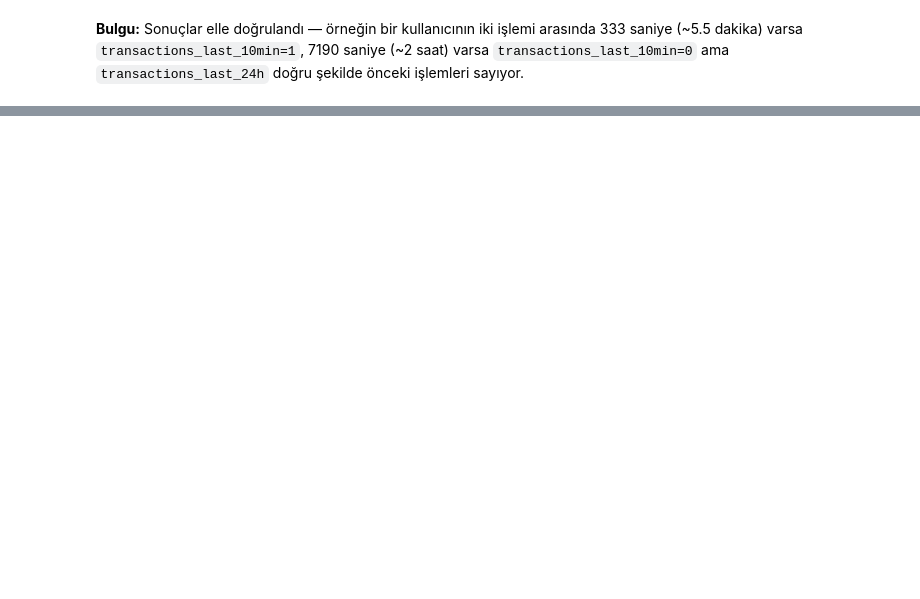
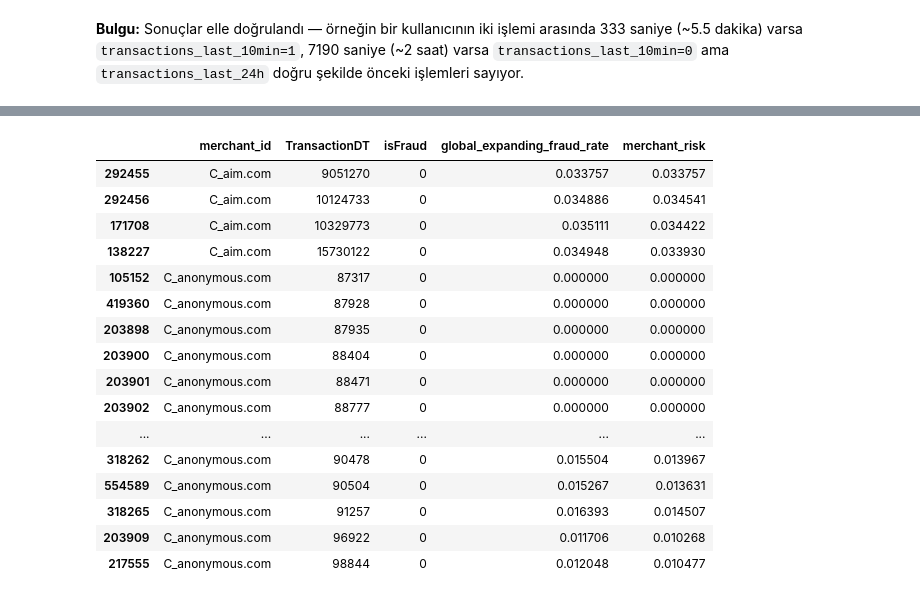
Before and after one commit to cagan-hatun/fraudDetection, a Jupyter notebook: ml/notebooks/02_feature_engineering.ipynb, the cells around one changed output, grey strips where cells are left out. Cells and saved outputs as stored; diff of their text form; code cells hidden in the pictures; blank space fills up the shorter version.

```diff
--- a/ml/notebooks/02_feature_engineering.ipynb
+++ b/ml/notebooks/02_feature_engineering.ipynb
@@ -69,0 +219,3 @@ df[["uid", "TransactionDT", "transactions_last_10min", "transactions_last_24h"]]
+# %%
+df = add_time_since_last_transaction(df)
+df[["uid", "TransactionDT", "time_since_last_transaction"]].head(20)
@@ -69,0 +248,21 @@ df[["uid", "TransactionDT", "transactions_last_10min", "transactions_last_24h"]]
+# %%
+df = add_merchant_risk(df)
+df[["merchant_id", "TransactionDT", "isFraud", "global_expanding_fraud_rate", "merchant_risk"]].head(20)
+# %% [output]
+|  | merchant_id | TransactionDT | isFraud | global_expanding_fraud_rate | merchant_risk |
+| 292455 | C_aim.com | 9051270 | 0 | 0.033757 | 0.033757 |
+| 292456 | C_aim.com | 10124733 | 0 | 0.034886 | 0.034541 |
+| 171708 | C_aim.com | 10329773 | 0 | 0.035111 | 0.034422 |
+| 138227 | C_aim.com | 15730122 | 0 | 0.034948 | 0.033930 |
+| 105152 | C_anonymous.com | 87317 | 0 | 0.000000 | 0.000000 |
+| 419360 | C_anonymous.com | 87928 | 0 | 0.000000 | 0.000000 |
+| 203898 | C_anonymous.com | 87935 | 0 | 0.000000 | 0.000000 |
+| 203900 | C_anonymous.com | 88404 | 0 | 0.000000 | 0.000000 |
+| 203901 | C_anonymous.com | 88471 | 0 | 0.000000 | 0.000000 |
+| 203902 | C_anonymous.com | 88777 | 0 | 0.000000 | 0.000000 |
+| ... | ... | ... | ... | ... | ... |
+| 318262 | C_anonymous.com | 90478 | 0 | 0.015504 | 0.013967 |
+| 554589 | C_anonymous.com | 90504 | 0 | 0.015267 | 0.013631 |
+| 318265 | C_anonymous.com | 91257 | 0 | 0.016393 | 0.014507 |
+| 203909 | C_anonymous.com | 96922 | 0 | 0.011706 | 0.010268 |
+| 217555 | C_anonymous.com | 98844 | 0 | 0.012048 | 0.010477 |
```
Also changed, not shown: parts of 20 cells of this notebook, 1 other file.
